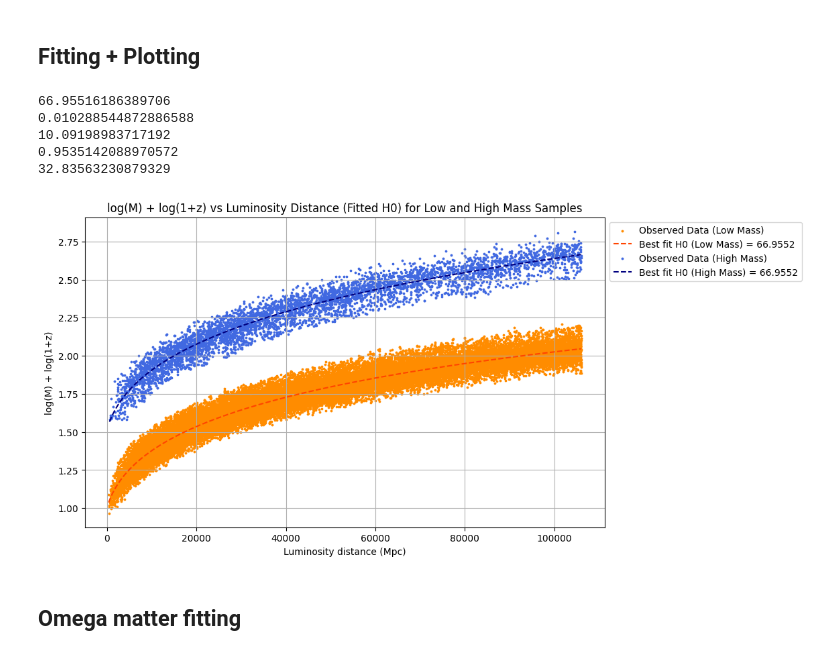
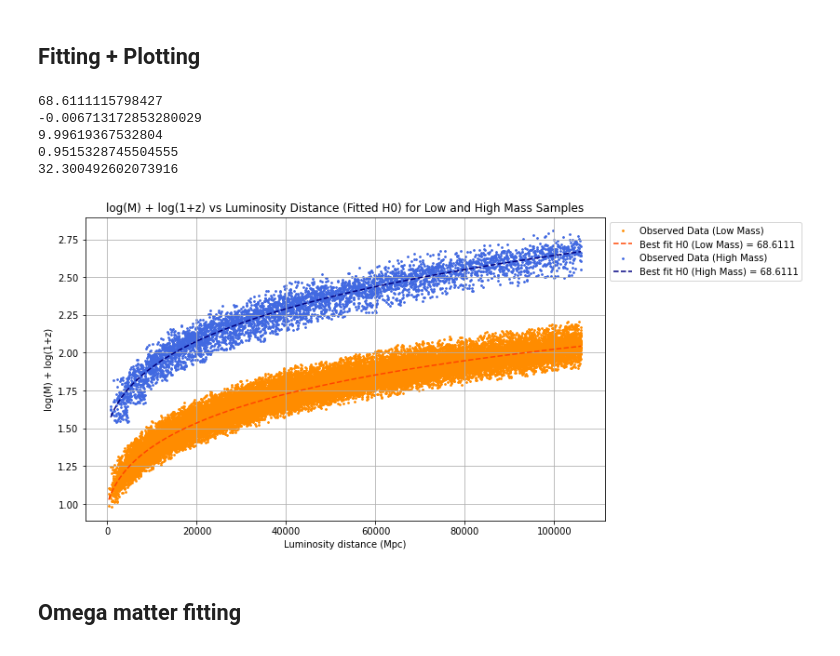
Before and after one commit to rosenberg9/Spectral_Sirens, a Jupyter notebook: spectral_sirens.ipynb, the cells around one changed output. Saved outputs shown, nothing was run; the diff lists cells and outputs as text; code cells hidden in the pictures.

```diff
--- a/spectral_sirens.ipynb
+++ b/spectral_sirens.ipynb
@@ -498,37 +166,37 @@ filtered_redshifts = redshifts[mask]
 # %%
 # Use the analyze_mass_distance_relation function and plot results
 results, data_cut1, data_cut2 = analyze_mass_distance_relation_evol_iter_comb(
-    filtered_luminosityDistances, filtered_log_mass_plus_log1pz,d_num=100,width_fac=1.3
+    filtered_luminosityDistances, filtered_log_mass_plus_log1pz,redshift_interpolant,d_num=100,width_fac=1.3
 )
 
 # Unpack the results
 best_H0, best_mass_offset_low_mass,best_k_low_mass,best_mass_offset_high_mass,best_k_high_mass = results
 
 luminosityDistances_cut1, log_mass_plus_log1pz_cut1 = data_cut1
 luminosityDistances_cut2, log_mass_plus_log1pz_cut2 = data_cut2
 
 print(best_H0)
 print(best_k_low_mass)
 print(best_mass_offset_low_mass)
 print(best_k_high_mass)
 print(best_mass_offset_high_mass)
 
 # Plotting code
 plt.figure(figsize=(10, 6))
 fit_and_plot_evol(best_H0, best_mass_offset_low_mass,best_k_low_mass,luminosityDistances_cut1, log_mass_plus_log1pz_cut1, redshift_interpolant,"Low Mass", color_obs="darkorange", color_fit="orangered")
 fit_and_plot_evol(best_H0, best_mass_offset_high_mass,best_k_high_mass,luminosityDistances_cut2, log_mass_plus_log1pz_cut2, redshift_interpolant,"High Mass", color_obs="royalblue", color_fit="navy")
 plt.xlabel("Luminosity distance (Mpc)")
 plt.ylabel("log(M) + log(1+z)")
 plt.title("log(M) + log(1+z) vs Luminosity Distance (Fitted H0) for Low and High Mass Samples")
 plt.legend(loc="upper left", bbox_to_anchor=(1, 1))
 plt.grid(True)
 plt.show()
 # %% [output]
-66.95516186389706
-0.010288544872886588
-10.09198983717192
-0.9535142088970572
-32.83563230879329
+68.6111115798427
+-0.006713172853280029
+9.99619367532804
+0.9515328745504555
+32.300492602073916
-[figure, old version]
+[figure, new version]
 # %% [markdown]
 ## Omega matter fitting
```
Also changed, not shown: parts of 10 cells of this notebook, 3 other files.
